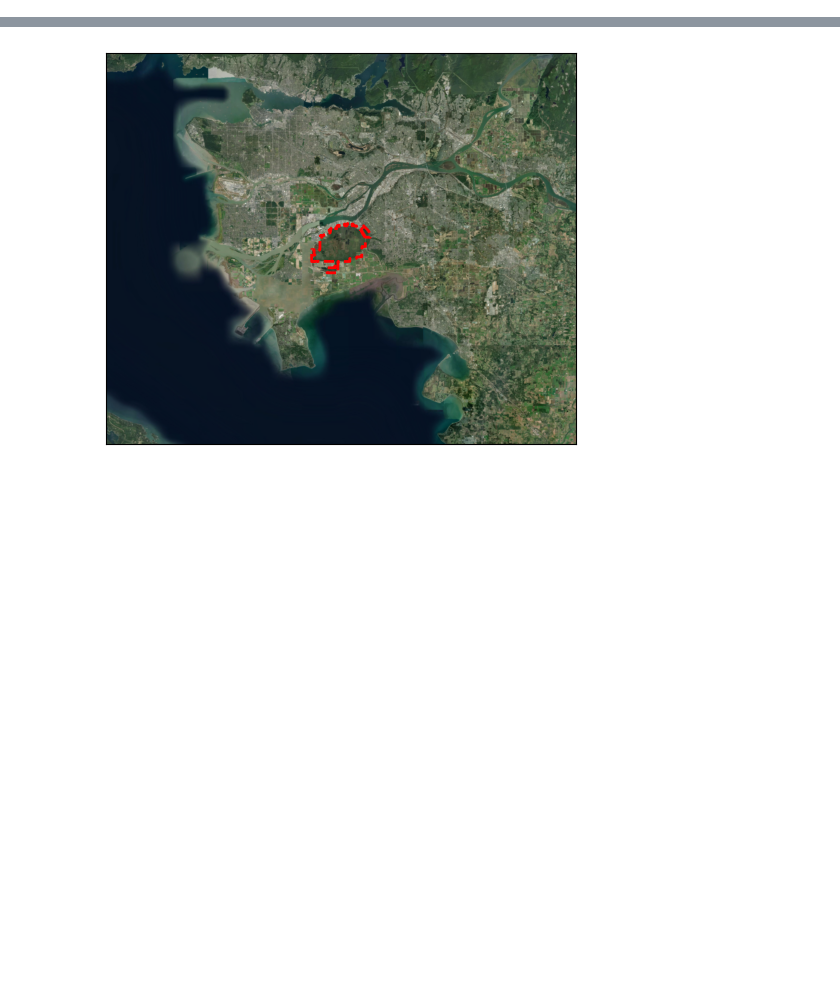
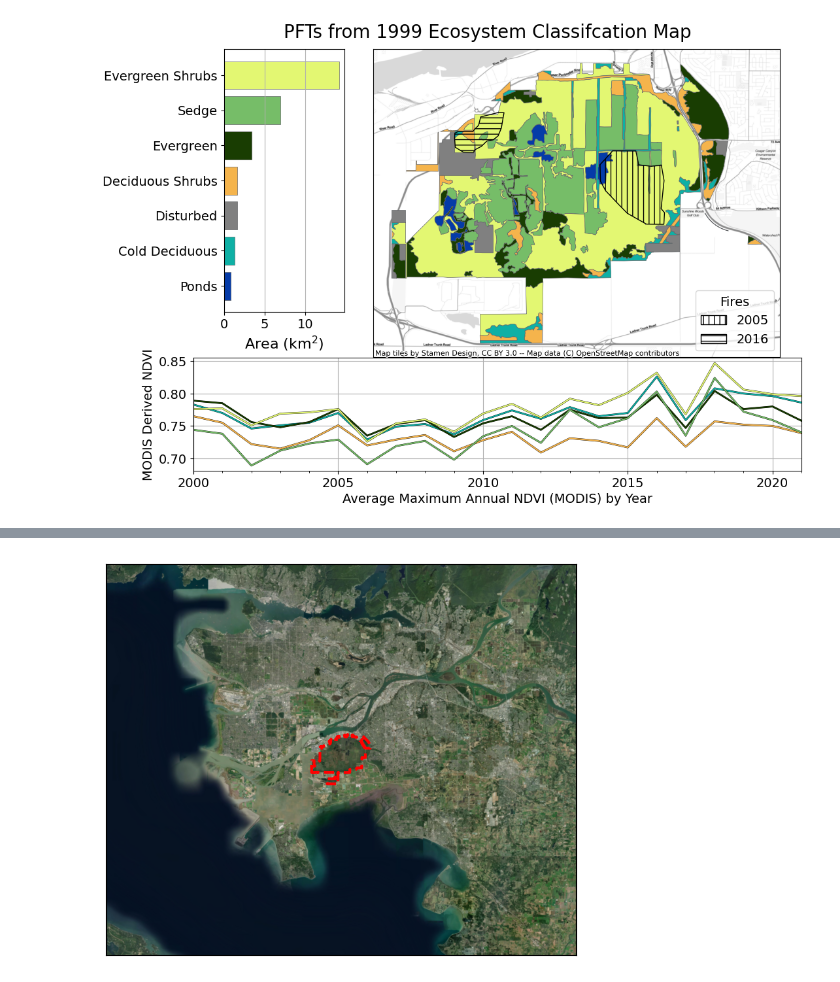
Before and after one commit to ubc-micromet/BBECA_Work, a Jupyter notebook: Maps_and_Figures.ipynb, the cells around one changed output, grey strips where cells are left out. Saved outputs shown, nothing was run; the diff lists cells and outputs as text; code cells hidden in the pictures; blank space fills up the shorter version.

```diff
--- a/Maps_and_Figures.ipynb
+++ b/Maps_and_Figures.ipynb
@@ -102 +147,61 @@ Chambers = Chambers.reset_index()
+# %%
+fig = plt.figure(figsize=(12,9))
+gs = gridspec.GridSpec(100, 100)
+bar=fig.add_subplot(gs[7:65, 5:25])
+map=fig.add_subplot(gs[7:75, 26:])
+line=fig.add_subplot(gs[75:, 0:])
+Class_Patches = []
+bar_ylbl = []
+bar_ytick = []
+for index,row in Eco.iterrows():
+    kwargs = {
+        'facecolor':row['Color'],
+        'linewidth':.5,
+        'edgecolor':'#646669'
+        }
+    Eco.loc[Eco.index==index].plot(ax=map,**kwargs)
+    bar.barh(index,row['AREA_sqKM'],
+             **kwargs)
+    try:
+        NDVI[index].plot(ax=line,color='k',linewidth=2)
+        NDVI[index].plot(ax=line,color=row['Color'],linewidth=1.5)
+    except:
+        pass
+
+bar.grid(axis='x')
+bar.set_xlabel('Area (km$^2$)',fontsize=16)
+
+kwargs = {
+    'edgecolor':'k',
+    'hatch':'||',
+    'facecolor':'None',
+    'label':'2005'
+    }
+Patches = []
+Patches.append(mpatches.Patch(**kwargs))
+BurnZones.loc[BurnZones['Year']==2005].plot(
+    ax=map,**kwargs)
+
+kwargs['label']='2016'
+kwargs['hatch']='--'
+
+Patches.append(mpatches.Patch(**kwargs))
+BurnZones.loc[BurnZones['Year']==2016].plot(
+    ax=map,**kwargs)
+
+map.get_xaxis().set_visible(False)
+map.get_yaxis().set_visible(False)
+# map.set_title(
+map.legend(handles=(Patches), loc=4,title='Fires')
+
+line.set_ylabel('MODIS Derived NDVI')
+line.grid()
+line.set_xlabel('Average Maximum Annual NDVI (MODIS) by Year')
+
+cx.add_basemap(map,source=cx.providers.Stamen.TonerLite, crs=Eco.crs, zoom=14)
+plt.suptitle('PFTs from 1999 Ecosystem Classifcation Map',y=0.87,fontsize=20)
+# plt.tight_layout()
+plt.savefig('images/EcosystemMap.png',dpi=500)
+# %% [output]
+[figure, added]
 # %%
```
Also changed, not shown: parts of 7 cells of this notebook, 56 other files.
